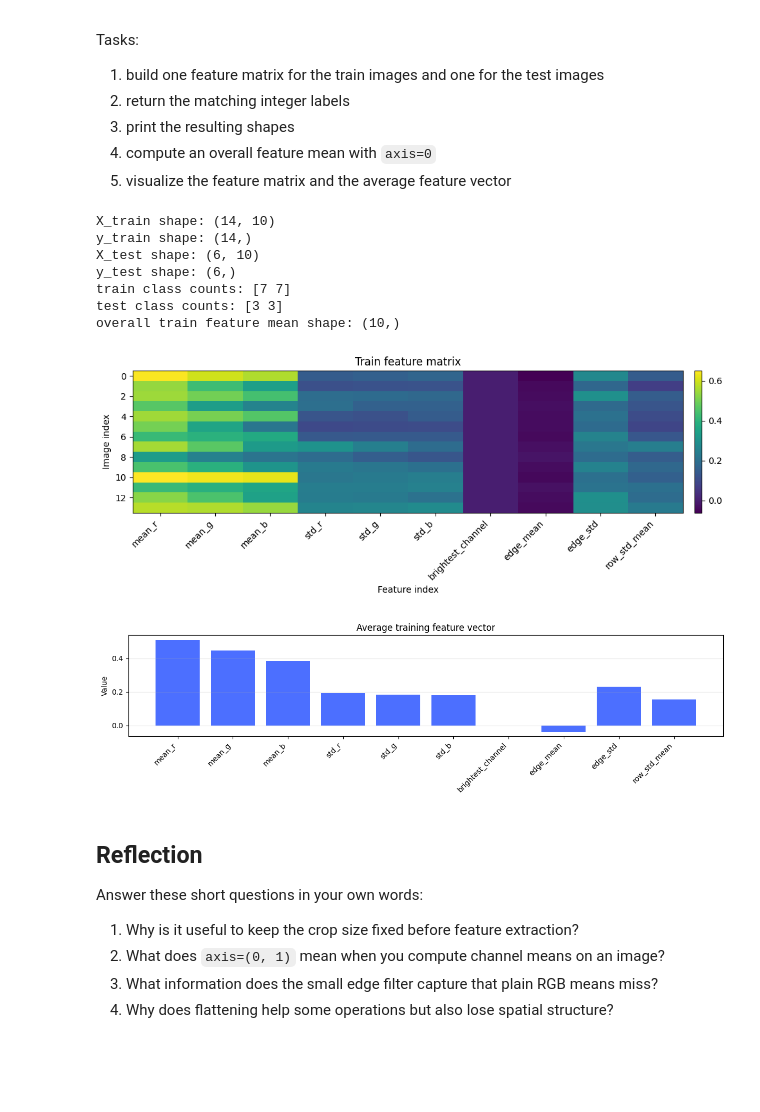
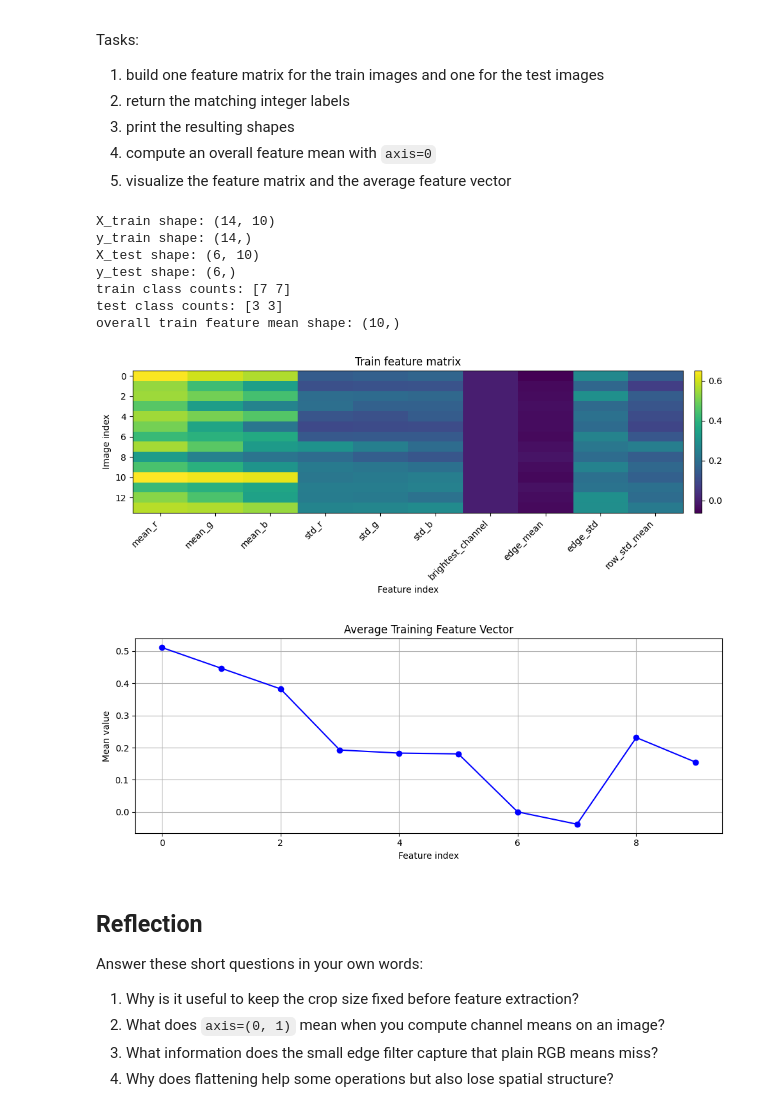
Before and after one commit to vgu-dsai-2026/lab-1-numpy-Vinhk7, a Jupyter notebook: notebook.ipynb, the cells around one changed output. Drawn from its saved outputs; the diff is of its cells as text; code cells hidden in the pictures; blank space fills up the shorter version.

```diff
--- a/notebook.ipynb
+++ b/notebook.ipynb
@@ -311,16 +420,22 @@ Compute one mean value per color channel with `axis=(0, 1)`, then choose the bri
 # %%
 CHANNEL_NAMES = np.array(["red", "green", "blue"])
 
+def channel_summary(image_float: np.ndarray) -> tuple[np.ndarray, int]:
+    # Compute per-channel means with axis=(0, 1)
+    means = image_float.mean(axis=(0, 1))
 
-def channel_summary(image_float: np.ndarray) -> tuple[np.ndarray, int]:
-    # TODO: compute per-channel means with axis=(0, 1) and return the brightest channel index.
-    # raise NotImplementedError("Summarize the RGB channels with axis=(0, 1).")
-    means = image_float.mean(axis = (0, 1))
-    return means, 0
+    # Find the index of the brightest channel (highest mean value)
+    brightest_channel = np.argmax(means)
 
+    return means, brightest_channel
+
+# Use the function on the sample image
 sample_channel_means, sample_brightest = channel_summary(sample_float)
+
 print("channel means:", sample_channel_means)
 print("brightest channel:", CHANNEL_NAMES[sample_brightest])
+
+# Create the bar chart to display the means
 fig, ax = plt.subplots(figsize=(5, 3))
 ax.bar(CHANNEL_NAMES, sample_channel_means, color=["#E74C3C", "#2ECC71", "#3498DB"])
 ax.set_title("Average brightness per channel")
@@ -509,11 +677,20 @@ Tasks:
 from pathlib import Path
 import numpy as np
 from PIL import Image
+import matplotlib.pyplot as plt
 
+# Define the FEATURE_NAMES, which should correspond to the features extracted from the images
+FEATURE_NAMES = [
+    "mean_r", "mean_g", "mean_b", "std_r", "std_g", "std_b", "brightest_channel",
+    "edge_mean", "edge_std", "row_std_mean"
+]
+
+# Function to build the feature matrix from image paths
 def build_feature_matrix(paths: list[Path], kernel: np.ndarray) -> tuple[np.ndarray, np.ndarray]:
     X = []
     y = []
 
+    # Create class-to-index mapping
     class_names = sorted({path.parent.name for path in paths})
     class_to_idx = {name: i for i, name in enumerate(class_names)}
 
@@ -526,42 +703,54 @@ def build_feature_matrix(paths: list[Path], kernel: np.ndarray) -> tuple[np.ndar
     X = np.array(X, dtype=np.float32)
     y = np.array(y, dtype=np.int64)
     return X, y
+
+# Assuming `train_paths` and `test_paths` are lists of file paths
 X_train, y_train = build_feature_matrix(train_paths, EDGE_KERNEL)
 X_test, y_test = build_feature_matrix(test_paths, EDGE_KERNEL)
+
+# Print the resulting shapes and class distributions
 print("X_train shape:", X_train.shape)
 print("y_train shape:", y_train.shape)
 print("X_test shape:", X_test.shape)
 print("y_test shape:", y_test.shape)
-print("train class counts:", np.bincount(y_train, minlength=2))
-print("test class counts:", np.bincount(y_test, minlength=2))
+print("train class counts:", np.bincount(y_train))
+print("test class counts:", np.bincount(y_test))
 
+# Compute the overall mean of the training features
 train_feature_mean = X_train.mean(axis=0)
 print("overall train feature mean shape:", train_feature_mean.shape)
 
-
+# Visualize the train feature matrix
 fig, ax = plt.subplots(figsize=(10, 4))
 image = ax.imshow(X_train, aspect="auto", cmap="viridis")
 ax.set_title("Train feature matrix")
 ax.set_xlabel("Feature index")
 ax.set_ylabel("Image index")
 ax.set_xticks(range(len(FEATURE_NAMES)))
 ax.set_xticklabels(FEATURE_NAMES, rotation=45, ha="right")
 fig.colorbar(image, ax=ax, fraction=0.03, pad=0.02)
 fig.tight_layout()
 plt.show()
 
-fig, ax = plot_feature_vector(train_feature_mean, FEATURE_NAMES, title="Average training feature vector")
+# Visualize the average feature vector
+fig, ax = plt.subplots(figsize=(10, 4))
+ax.plot(train_feature_mean, marker="o", linestyle='-', color='b')
+ax.set_title("Average Training Feature Vector")
+ax.set_xlabel("Feature index")
+ax.set_ylabel("Mean value")
+ax.grid(True)
+fig.tight_layout()
 plt.show()
 # %% [output]
 X_train shape: (14, 10)
 y_train shape: (14,)
 X_test shape: (6, 10)
 y_test shape: (6,)
 train class counts: [7 7]
 test class counts: [3 3]
 overall train feature mean shape: (10,)
 [figure]
-[figure, old version]
+[figure, new version]
 # %% [markdown]
 ## Reflection
 
```
Also changed, not shown: parts of 10 cells of this notebook.
